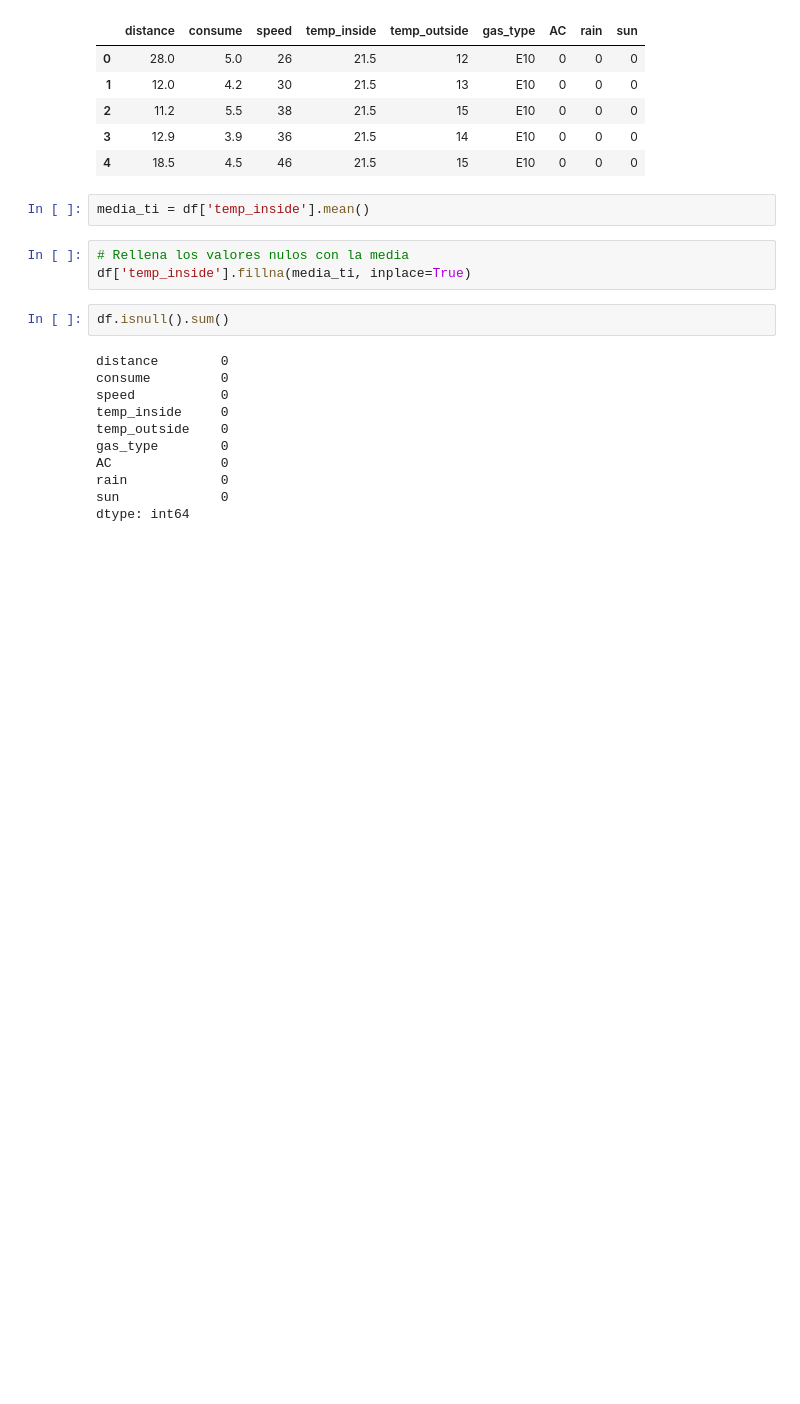
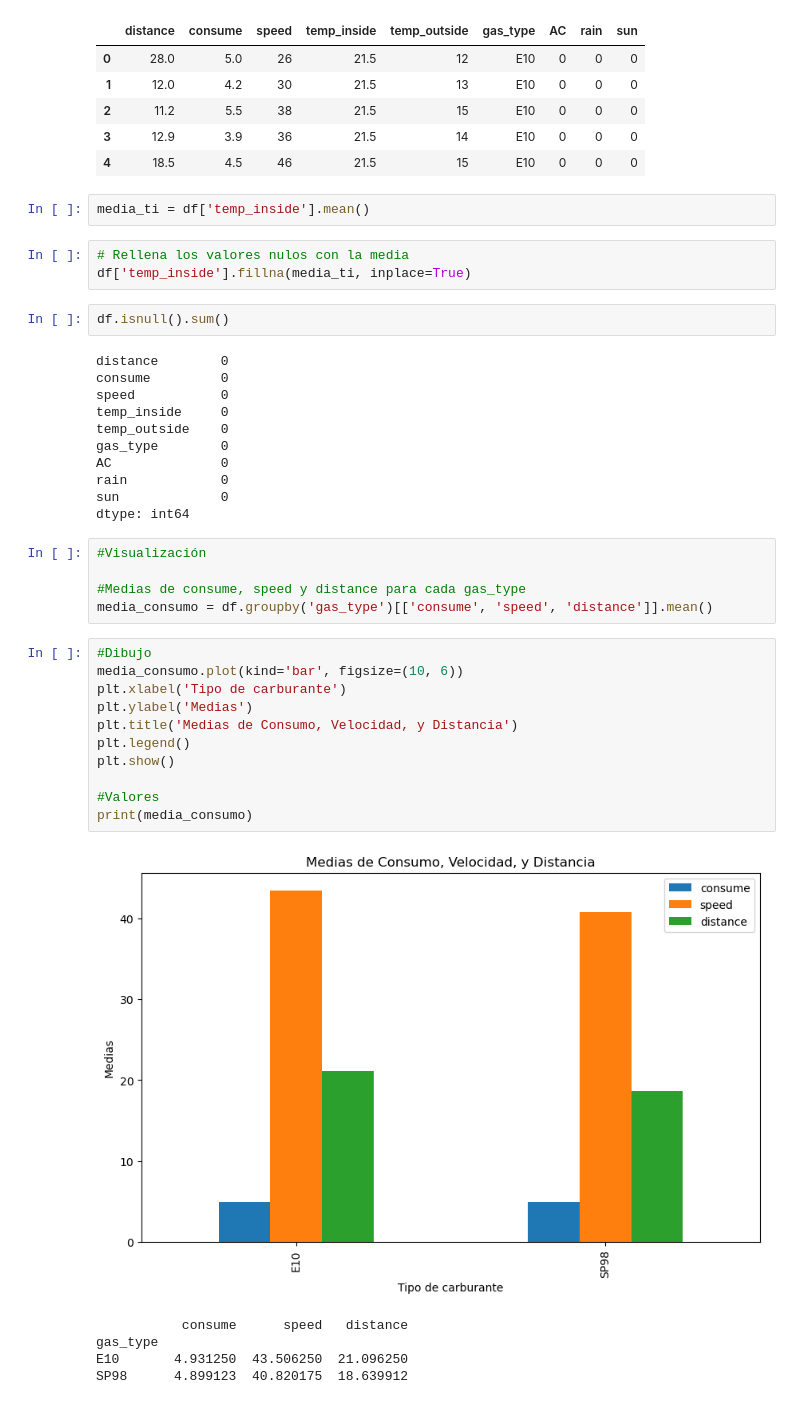
Before and after one commit to ironhack-edu/technical_challenge_DA, a Jupyter notebook: main.ipynb, the cells around one changed output. Drawn from its saved outputs; the diff is of its cells as text; blank space fills up the shorter version.

```diff
--- a/main.ipynb
+++ b/main.ipynb
@@ -145,3 +148,25 @@ AC              0
 rain            0
 sun             0
 dtype: int64
+# %%
+#Visualización
+
+#Medias de consume, speed y distance para cada gas_type
+media_consumo = df.groupby('gas_type')[['consume', 'speed', 'distance']].mean()
+# %%
+#Dibujo
+media_consumo.plot(kind='bar', figsize=(10, 6))
+plt.xlabel('Tipo de carburante')
+plt.ylabel('Medias')
+plt.title('Medias de Consumo, Velocidad, y Distancia')
+plt.legend()
+plt.show()
+
+#Valores
+print(media_consumo)
+# %% [output]
+[figure, added]
+           consume      speed   distance
+gas_type
+E10       4.931250  43.506250  21.096250
+SP98      4.899123  40.820175  18.639912
```
Also changed, not shown: parts of 25 cells of this notebook.
